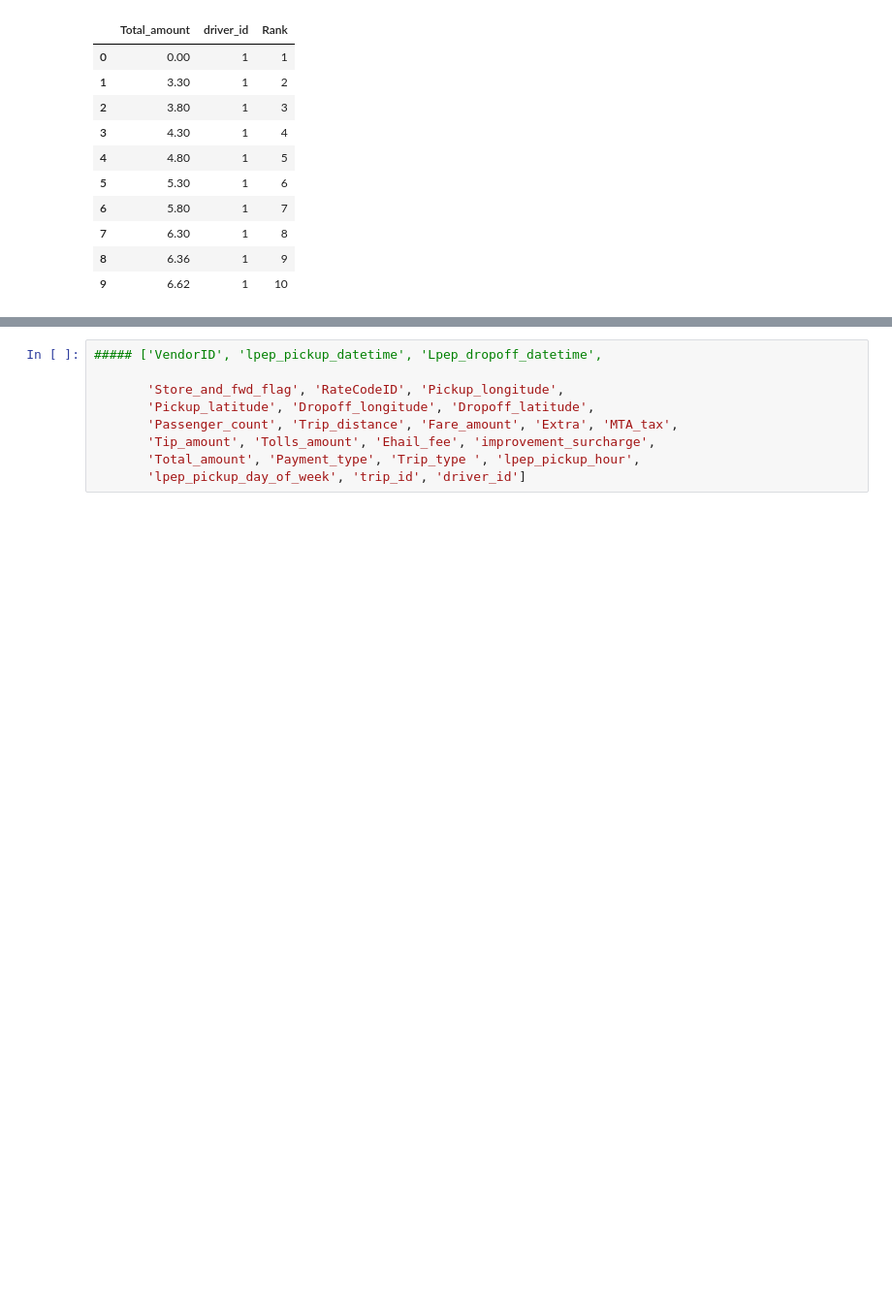
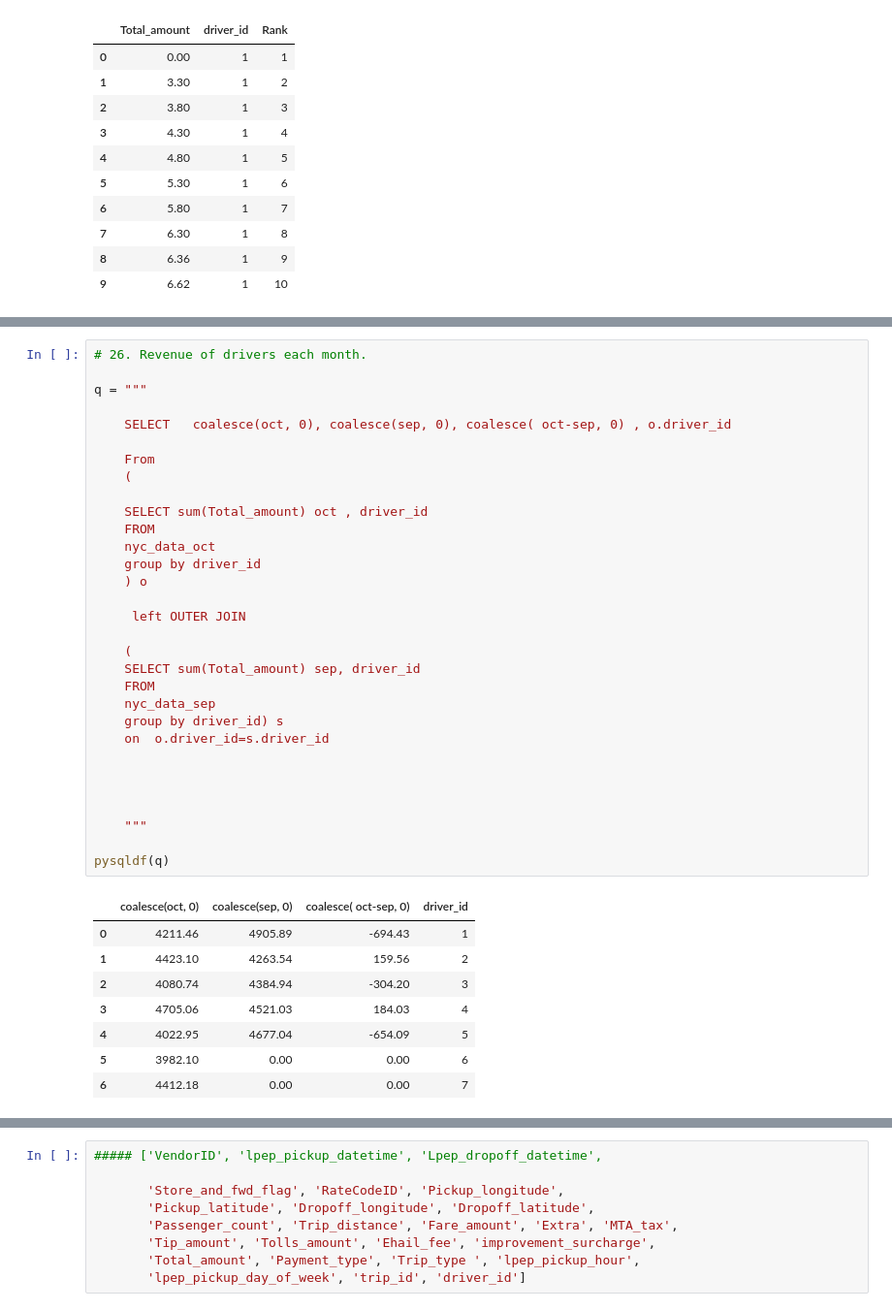
Before and after one commit to fcamuz/sqLite-practices, a Jupyter notebook: NYC_Taxi_SQL.ipynb, the cells around one changed output, grey strips where cells are left out. Shown at 97% size. Saved outputs shown, nothing was run; the diff lists cells and outputs as text; blank space fills up the shorter version.

```diff
--- a/NYC_Taxi_SQL.ipynb
+++ b/NYC_Taxi_SQL.ipynb
@@ -560,0 +823,40 @@ pysqldf(q)
+# %%
+# 26. Revenue of drivers each month.
+
+q = """
+
+    SELECT   coalesce(oct, 0), coalesce(sep, 0), coalesce( oct-sep, 0) , o.driver_id
+
+    From
+    (
+
+    SELECT sum(Total_amount) oct , driver_id
+    FROM
+    nyc_data_oct
+    group by driver_id
+    ) o
+
+     left OUTER JOIN
+
+    (
+    SELECT sum(Total_amount) sep, driver_id
+    FROM
+    nyc_data_sep
+    group by driver_id) s
+    on  o.driver_id=s.driver_id
+
+
+
+
+    """
+
+pysqldf(q)
+# %% [output]
+|  | coalesce(oct, 0) | coalesce(sep, 0) | coalesce( oct-sep, 0) | driver_id |
+| 0 | 4211.46 | 4905.89 | -694.43 | 1 |
+| 1 | 4423.10 | 4263.54 | 159.56 | 2 |
+| 2 | 4080.74 | 4384.94 | -304.20 | 3 |
+| 3 | 4705.06 | 4521.03 | 184.03 | 4 |
+| 4 | 4022.95 | 4677.04 | -654.09 | 5 |
+| 5 | 3982.10 | 0.00 | 0.00 | 6 |
+| 6 | 4412.18 | 0.00 | 0.00 | 7 |
```
Also changed, not shown: parts of 18 cells of this notebook, 6 other files.
